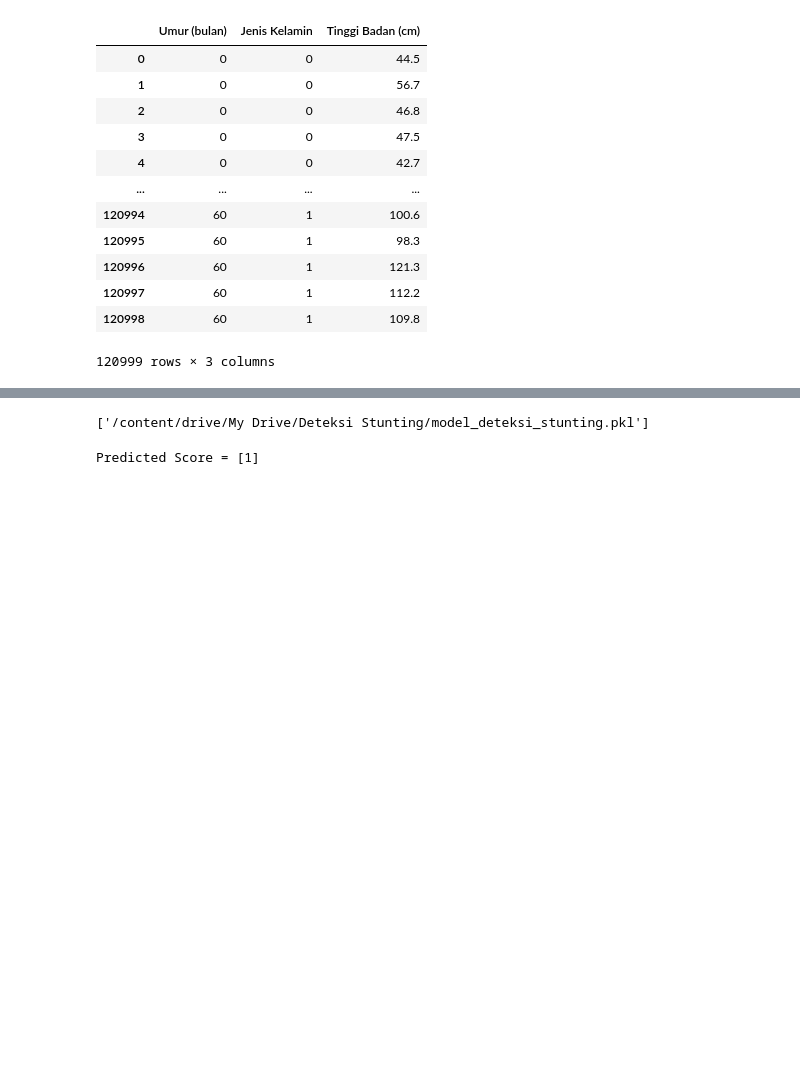
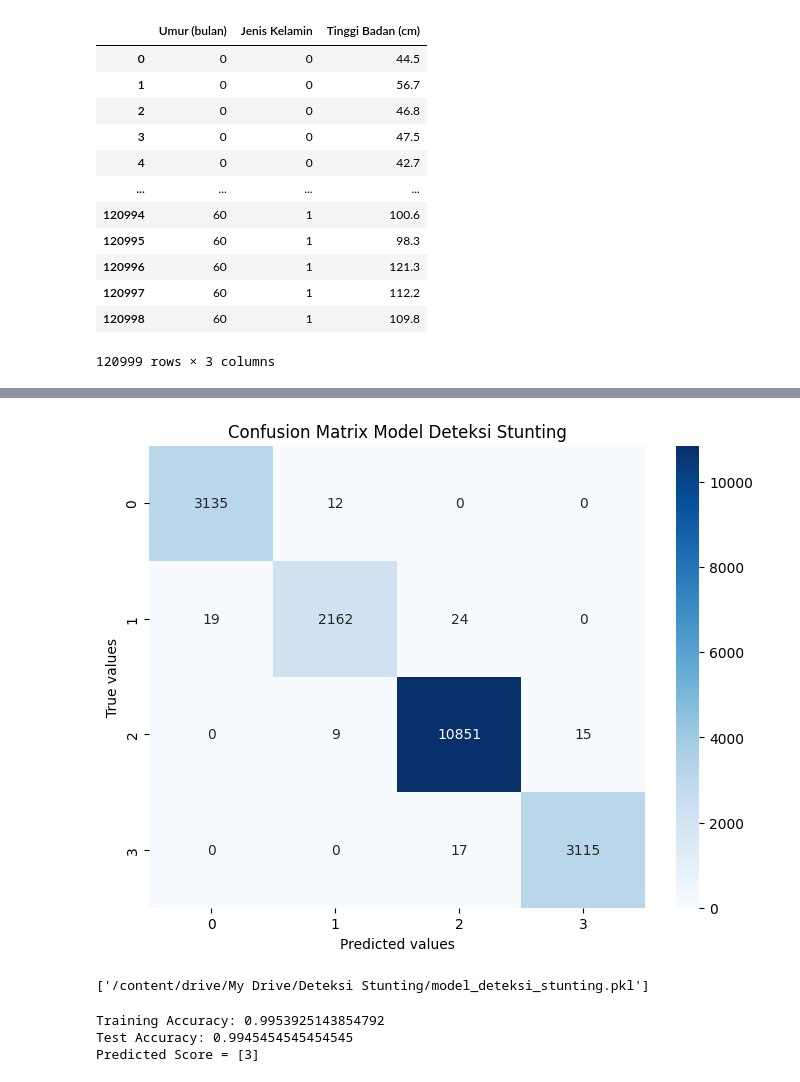
Before and after one commit to ffildann/Klasifikasi-Status-Gizi-Balita-Menggunakan-SVM, a Jupyter notebook: Deteksi Stunting.ipynb, the cells around one changed output, grey strips where cells are left out. Cells and saved outputs as stored; diff of their text form; code cells hidden in the pictures; blank space fills up the shorter version.

```diff
--- a/Deteksi Stunting.ipynb
+++ b/Deteksi Stunting.ipynb
@@ -78,18 +80,3 @@ X
 | 120997 | 60 | 1 | 112.2 |
 | 120998 | 60 | 1 | 109.8 |
 120999 rows × 3 columns
-# %%
-#Training
-
-from sklearn.metrics import classification_report, confusion_matrix
-from sklearn.svm import SVC
-
-svm_model = SVC(kernel='rbf', C=1, decision_function_shape='ovo')
-svm_model.fit(X_train, y_train)
-
-y_pred = svm_model.predict(X_test)
-
-accuracy = accuracy_score(y_test, y_pred)
-
-print(classification_report(y_test.values.reshape(-1, 1), y_pred))
-print(f"Akurasi model: {accuracy * 100:.2f}%")
@@ -109,3 +141,15 @@ Akurasi model: 95.23%
+# %%
+
+cm = confusion_matrix(y_val_fold, y_pred_fold)
+
+plt.figure(figsize=(8, 6))
+sn.heatmap(cm, annot=True, fmt='d', cmap='Blues')
+plt.xlabel('Predicted values')
+plt.ylabel('True values')
+plt.title('Confusion Matrix Model Deteksi Stunting')
+plt.show()
+# %% [output]
+[figure, added]
 # %%
 import joblib
 
@@ -115,11 +159,23 @@ joblib.dump(svm_model, model_path)
 # %% [output]
 ['/content/drive/My Drive/Deteksi Stunting/model_deteksi_stunting.pkl']
 # %%
+import joblib
+from sklearn.model_selection import cross_val_score
+model_path = '/content/drive/My Drive/Deteksi Stunting/model_deteksi_stunting.pkl'
+
 test_model = joblib.load(model_path)
 
-test_model_stunting = pd.DataFrame({'Umur (bulan)': [20], 'Jenis Kelamin': [1], 'Tinggi Badan (cm)': [75.2]})
+test_model_stunting = pd.DataFrame({'Umur (bulan)': [45], 'Jenis Kelamin': [0], 'Tinggi Badan (cm)': [130]})
 
-pred = svm_model.predict(test_model_stunting)
+y_pred_train = pipeline.predict(X_train)
+y_pred_test = pipeline.predict(X_test)
+
+print("Training Accuracy:", accuracy_score(y_train, y_pred_train))
+print("Test Accuracy:", accuracy_score(y_test, y_pred_test))
+
+pred = pipeline.predict(test_model_stunting)
 print("Predicted Score = {}".format(np.array(pred)))
 # %% [output]
-Predicted Score = [1]
+Training Accuracy: 0.9953925143854792
+Test Accuracy: 0.9945454545454545
+Predicted Score = [3]
```
Also changed, not shown: parts of 8 cells of this notebook, 3 other files.
